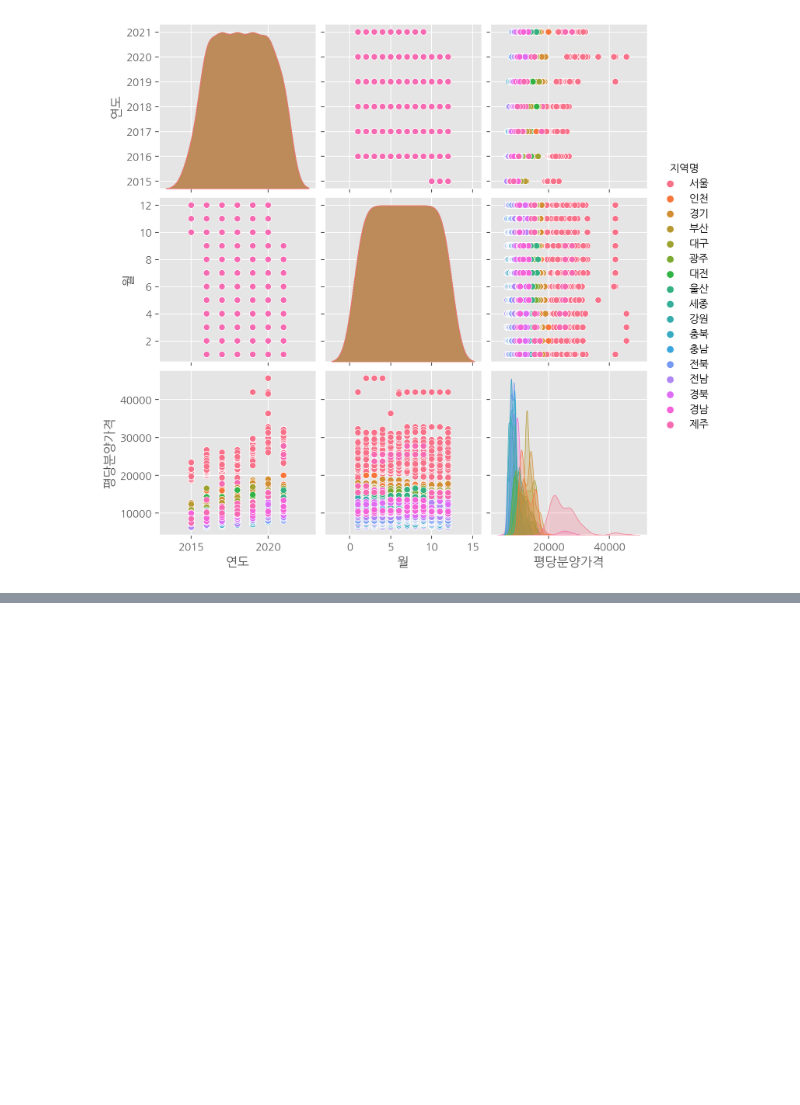
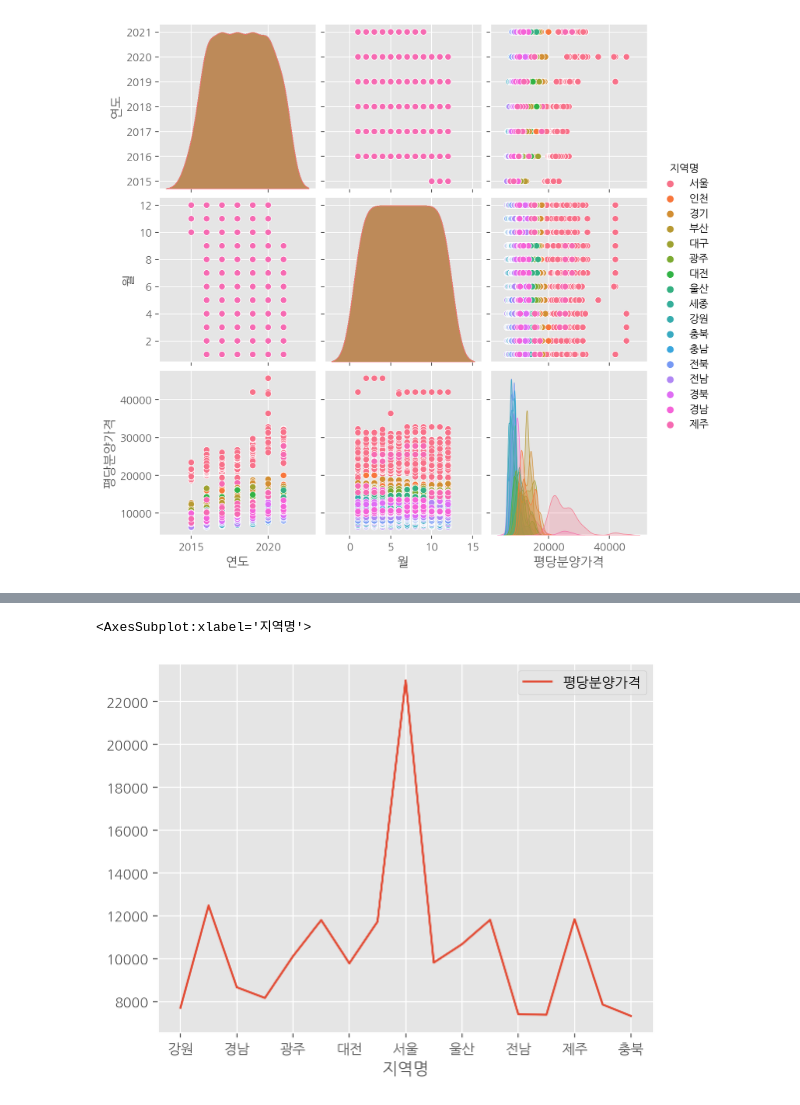
Before and after one commit to wumusill/AI_School, a Jupyter notebook: TP2/Tidy_data/python0304.ipynb, the cells around one changed output, grey strips where cells are left out. Drawn from its saved outputs; the diff is of its cells as text; code cells hidden in the pictures; blank space fills up the shorter version.

```diff
--- a/TP2/Tidy_data/python0304.ipynb
+++ b/TP2/Tidy_data/python0304.ipynb
@@ -227,0 +486,6 @@ sns.pairplot(df_last, hue="지역명")
+# %%
+# pivot table 시각화
+df.pivot_table(index="지역명", values="평당분양가격").plot()
+# %% [output]
+<AxesSubplot:xlabel='지역명'>
+[figure, added]
```
Also changed, not shown: parts of 53 cells of this notebook, 3 other files.
